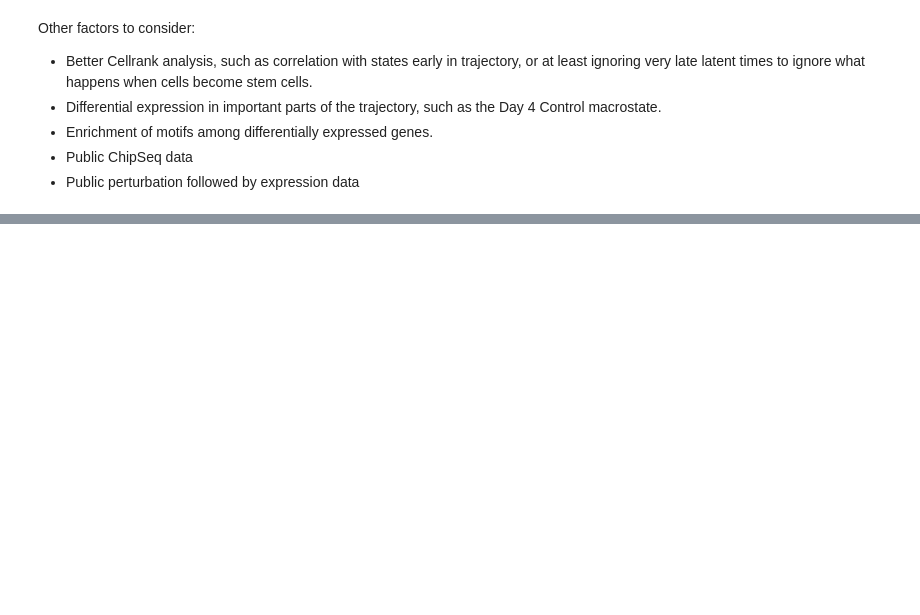
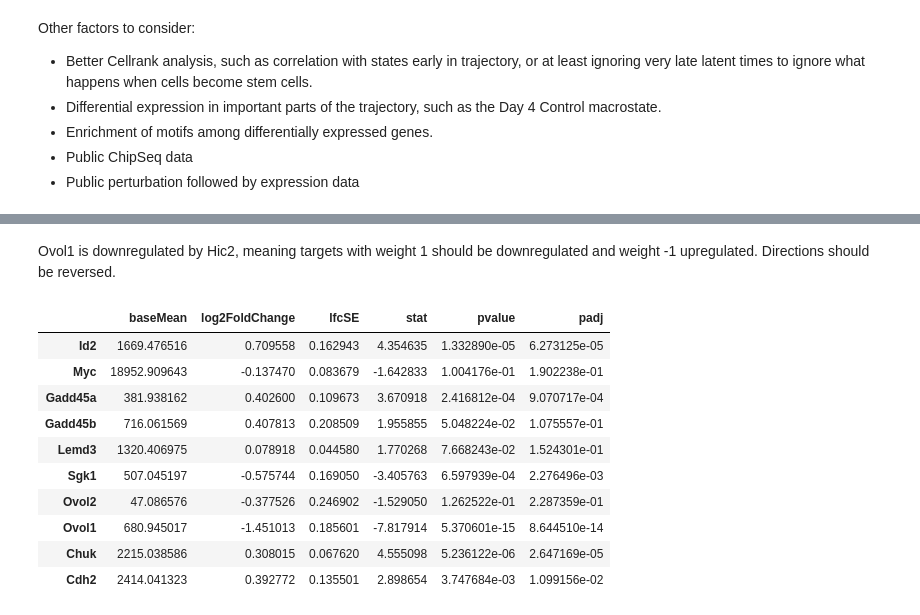
Before and after one commit to logolyte/hic2_masters_project, a Jupyter notebook: Gene regulatory network.ipynb, the cells around one changed output, grey strips where cells are left out. Drawn from its saved outputs; the diff is of its cells as text; code cells hidden in the pictures; blank space fills up the shorter version.

```diff
--- a/Gene regulatory network.ipynb
+++ b/Gene regulatory network.ipynb
@@ -393,0 +429,18 @@ Other factors to consider:
+# %%
+ovol1_targets = collectri_df.query("source == \"Ovol1\"")["target"].to_numpy()
+# %% [markdown]
+Ovol1 is downregulated by Hic2, meaning targets with weight 1 should be downregulated and weight -1 upregulated. Directions should be reversed.
+# %%
+reprogramming_de_stats.results_df.loc[ovol1_targets]
+# %% [output]
+|  | baseMean | log2FoldChange | lfcSE | stat | pvalue | padj |
+| Id2 | 1669.476516 | 0.709558 | 0.162943 | 4.354635 | 1.332890e-05 | 6.273125e-05 |
+| Myc | 18952.909643 | -0.137470 | 0.083679 | -1.642833 | 1.004176e-01 | 1.902238e-01 |
+| Gadd45a | 381.938162 | 0.402600 | 0.109673 | 3.670918 | 2.416812e-04 | 9.070717e-04 |
+| Gadd45b | 716.061569 | 0.407813 | 0.208509 | 1.955855 | 5.048224e-02 | 1.075557e-01 |
+| Lemd3 | 1320.406975 | 0.078918 | 0.044580 | 1.770268 | 7.668243e-02 | 1.524301e-01 |
+| Sgk1 | 507.045197 | -0.575744 | 0.169050 | -3.405763 | 6.597939e-04 | 2.276496e-03 |
+| Ovol2 | 47.086576 | -0.377526 | 0.246902 | -1.529050 | 1.262522e-01 | 2.287359e-01 |
+| Ovol1 | 680.945017 | -1.451013 | 0.185601 | -7.817914 | 5.370601e-15 | 8.644510e-14 |
+| Chuk | 2215.038586 | 0.308015 | 0.067620 | 4.555098 | 5.236122e-06 | 2.647169e-05 |
+| Cdh2 | 2414.041323 | 0.392772 | 0.135501 | 2.898654 | 3.747684e-03 | 1.099156e-02 |
```
Also changed, not shown: parts of 21 cells of this notebook, 2 other files.
